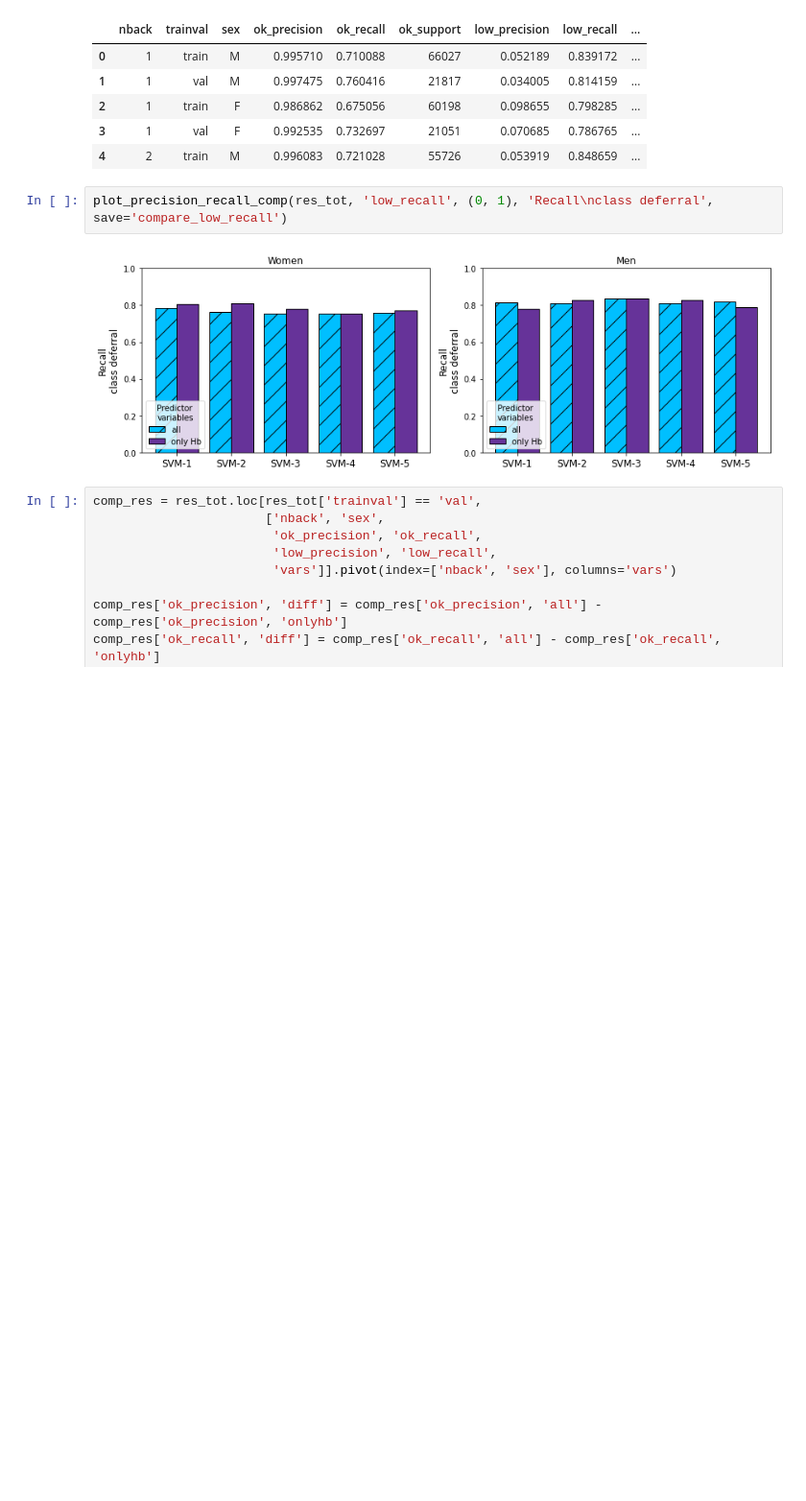
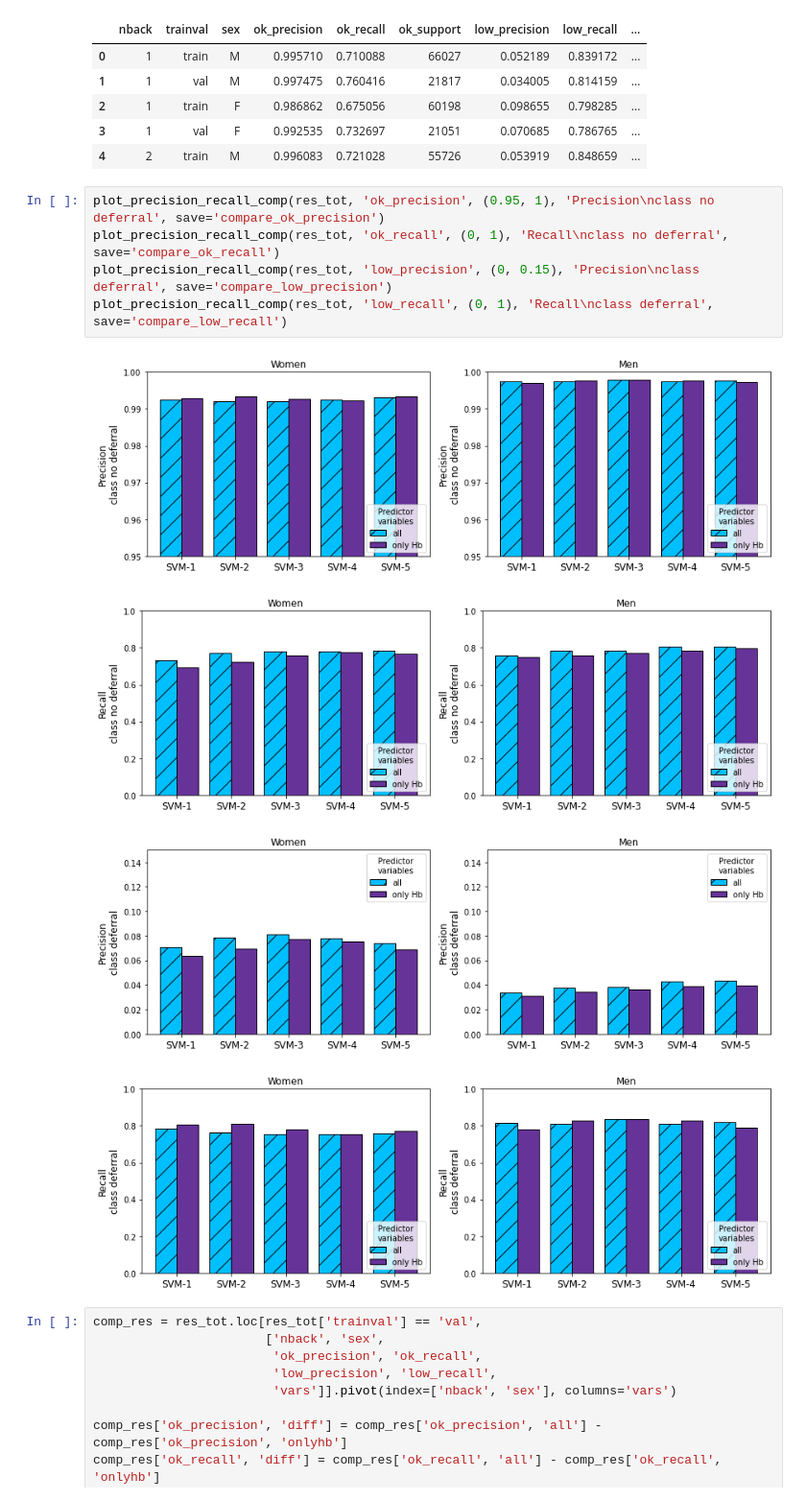
Before and after one commit to vinkenoogm/hbpred-compare, a Jupyter notebook: src/3_modelperformance.ipynb, the cells around one changed output. Shown at 96% size. Drawn from its saved outputs; the diff is of its cells as text; blank space fills up the shorter version.

```diff
--- a/src/3_modelperformance.ipynb
+++ b/src/3_modelperformance.ipynb
@@ -230,9 +191,15 @@ res_tot.head()
 | 3 | 1 | val | F | 0.992535 | 0.732697 | 21051 | 0.070685 | 0.786765 | ... |
 | 4 | 2 | train | M | 0.996083 | 0.721028 | 55726 | 0.053919 | 0.848659 | ... |
 # %%
+plot_precision_recall_comp(res_tot, 'ok_precision', (0.95, 1), 'Precision\nclass no deferral', save='compare_ok_precision')
+plot_precision_recall_comp(res_tot, 'ok_recall', (0, 1), 'Recall\nclass no deferral', save='compare_ok_recall')
+plot_precision_recall_comp(res_tot, 'low_precision', (0, 0.15), 'Precision\nclass deferral', save='compare_low_precision')
 plot_precision_recall_comp(res_tot, 'low_recall', (0, 1), 'Recall\nclass deferral', save='compare_low_recall')
 # %% [output]
-[figure, old version]
+[figure, new version]
+[figure, added]
+[figure, added]
+[figure, added]
 # %%
 comp_res = res_tot.loc[res_tot['trainval'] == 'val',
                        ['nback', 'sex',
```
Also changed, not shown: parts of 7 cells of this notebook, 17 other files.
